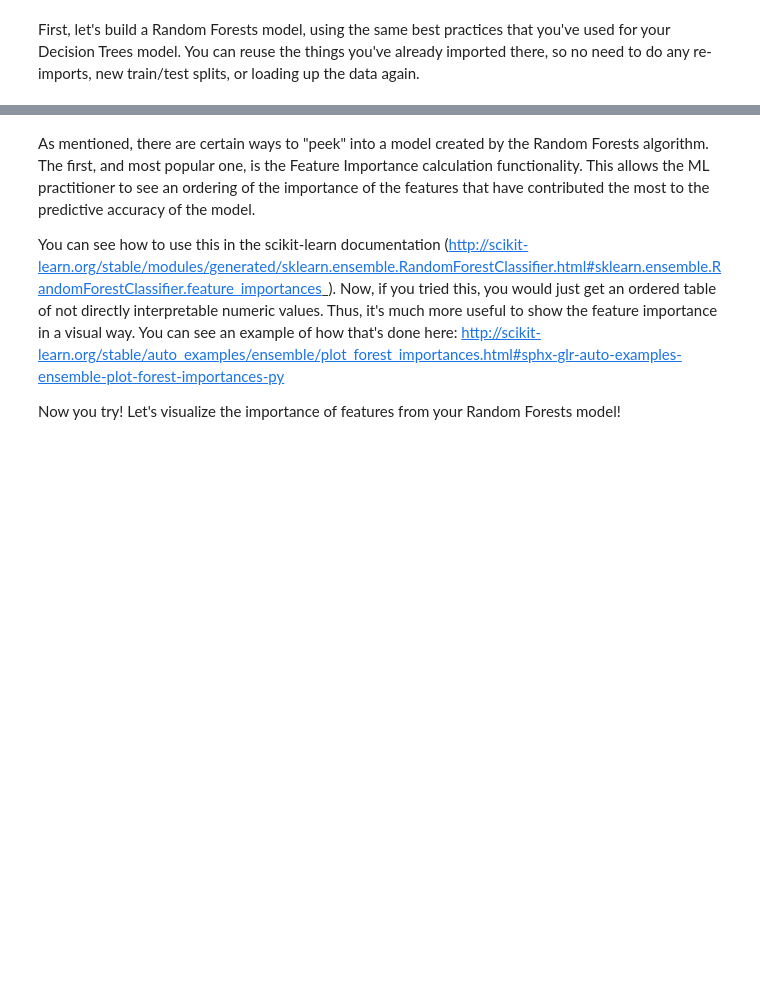
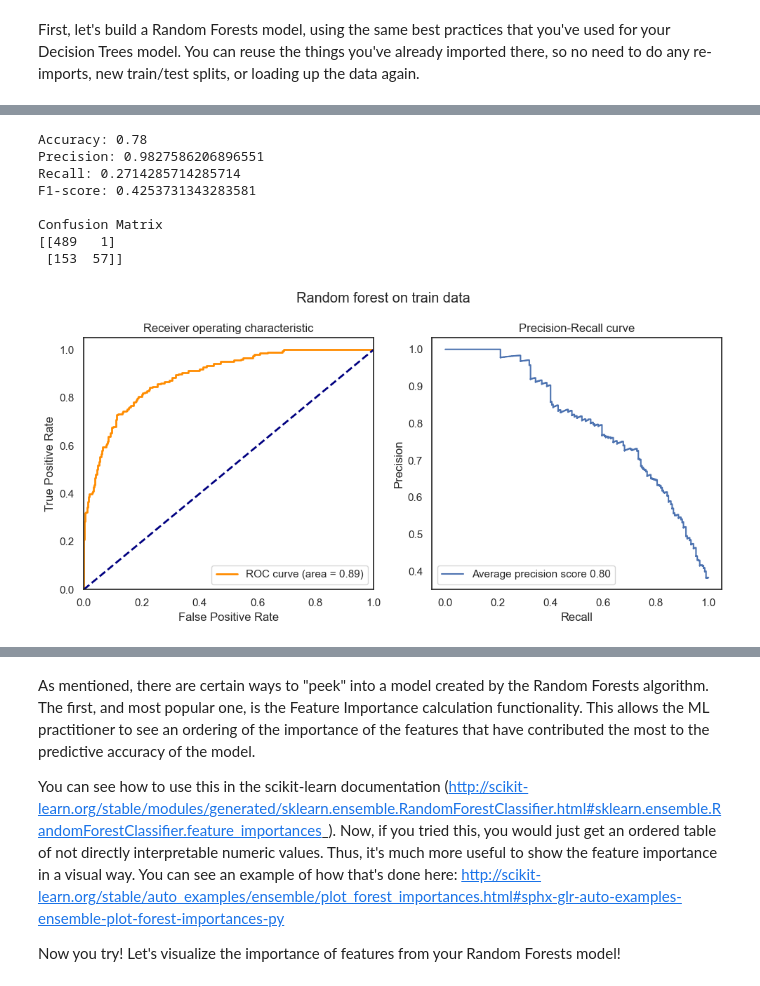
Before and after one commit to nico-corthorn/mec-mini-projects, a Jupyter notebook: mec-13.5.1-tree-based-algorithms-mini-project/Mini_Project_Tree-Based_Algorithms.ipynb, the cells around one changed output, grey strips where cells are left out. Cells and saved outputs as stored; diff of their text form; code cells hidden in the pictures; blank space fills up the shorter version.

```diff
--- a/mec-13.5.1-tree-based-algorithms-mini-project/Mini_Project_Tree-Based_Algorithms.ipynb
+++ b/mec-13.5.1-tree-based-algorithms-mini-project/Mini_Project_Tree-Based_Algorithms.ipynb
@@ -38,6 +38,15 @@ from sklearn.tree import DecisionTreeClassifier
 from sklearn.metrics import classification_report
 from sklearn.model_selection import train_test_split
 from sklearn.model_selection import GridSearchCV
+
+from sklearn import metrics
+from sklearn.metrics import precision_recall_curve
+import matplotlib.pyplot as plt
+import seaborn as sns
+
+plt.rcParams['figure.figsize'] = (10, 7)
+sns.set()
+sns.set_style("white")
 # %%
 # Minimal Data Wrangling as dataset is very clean
 df = pd.read_csv('GermanCredit.csv.zip')
@@ -60,13 +69,14 @@ X_train, X_test, y_train, y_test = train_test_split(X, y, stratify=y, test_size=
 # %%
 # Grid search
 param_grid = [{'max_depth' : [5, 7, 10, None],
-               'min_samples_split' : [10, 20, 30, 50, 70, 100]}]
+               'min_samples_split' : [10, 20, 30, 50, 70, 100],
+               'min_samples_leaf': [2, 10, 20]}]
 
 dt = DecisionTreeClassifier(random_state=0)
 
 dt_gs = GridSearchCV(dt,
                    param_grid=param_grid,
-                   scoring='roc_auc',
+                   scoring='accuracy',
                    cv=5,
                    n_jobs=-1,
                    verbose=1)
@@ -118,0 +215,18 @@ from sklearn.ensemble import RandomForestClassifier
+# %%
+# Grid search
+param_grid = [{'n_estimators': [50, 100],
+               'max_depth' : [5, 10, None],
+               'min_samples_split' : [30, 50, 70],
+               'min_samples_leaf': [10, 20]}]
+
+rf = RandomForestClassifier(random_state=0)
+
+rf_gs = GridSearchCV(rf,
+                   param_grid=param_grid,
+                   scoring='accuracy',
+                   cv=5,
+                   n_jobs=-1,
+                   verbose=1)
+
+rf_gs.fit(X_train, y_train)
+rf_gs.best_params_
@@ -118,0 +263,14 @@ from sklearn.ensemble import RandomForestClassifier
+# %%
+y_pred = rf_gs.predict(X_train)
+y_scores = rf_gs.predict_proba(X_train)[:,1]
+check_performance(y_train, y_pred, y_scores, 'Random forest on train data')
+# %% [output]
+Accuracy: 0.78
+Precision: 0.9827586206896551
+Recall: 0.2714285714285714
+F1-score: 0.4253731343283581
+
+Confusion Matrix
+[[489   1]
+ [153  57]]
+[figure, added]
```
Also changed, not shown: parts of 31 cells of this notebook.
